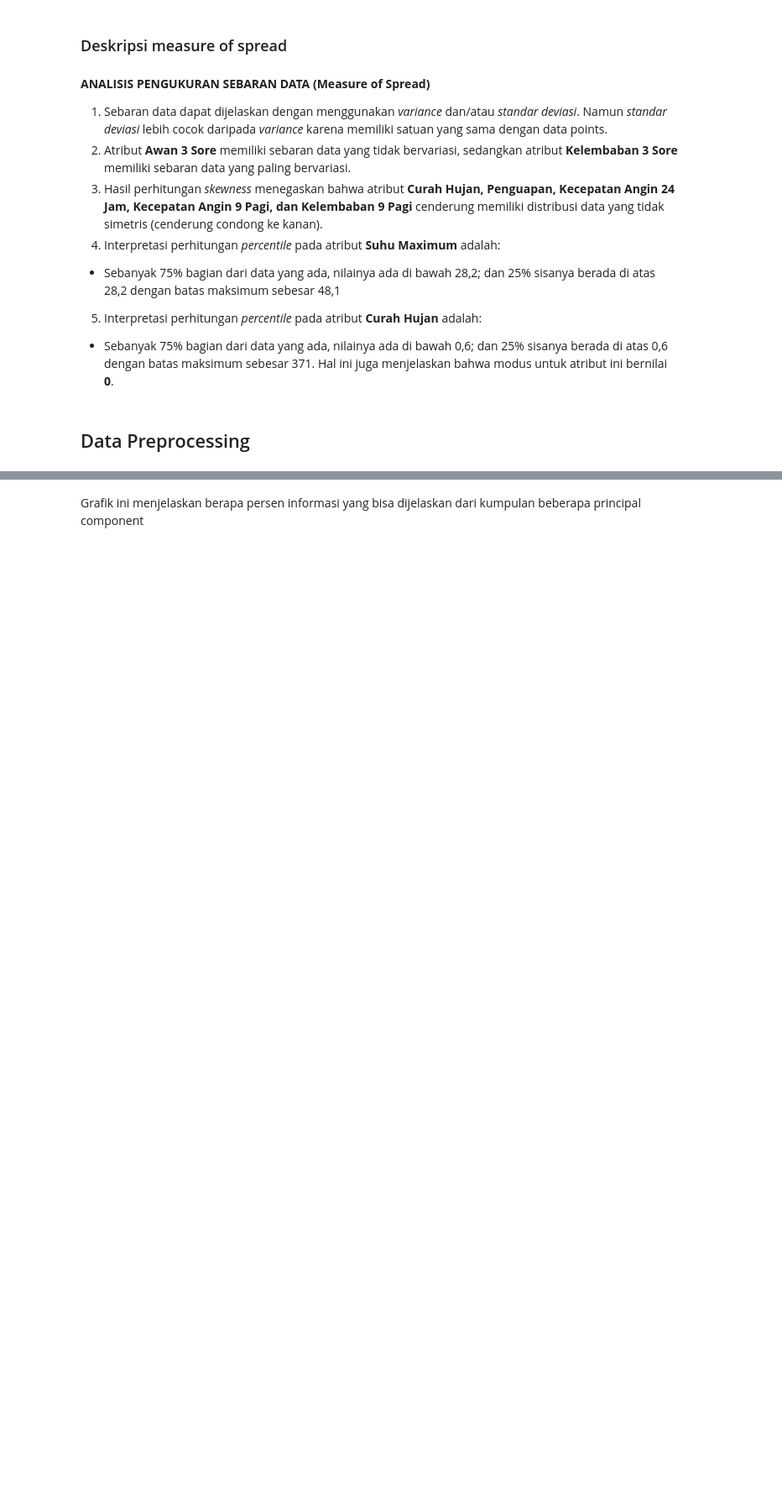
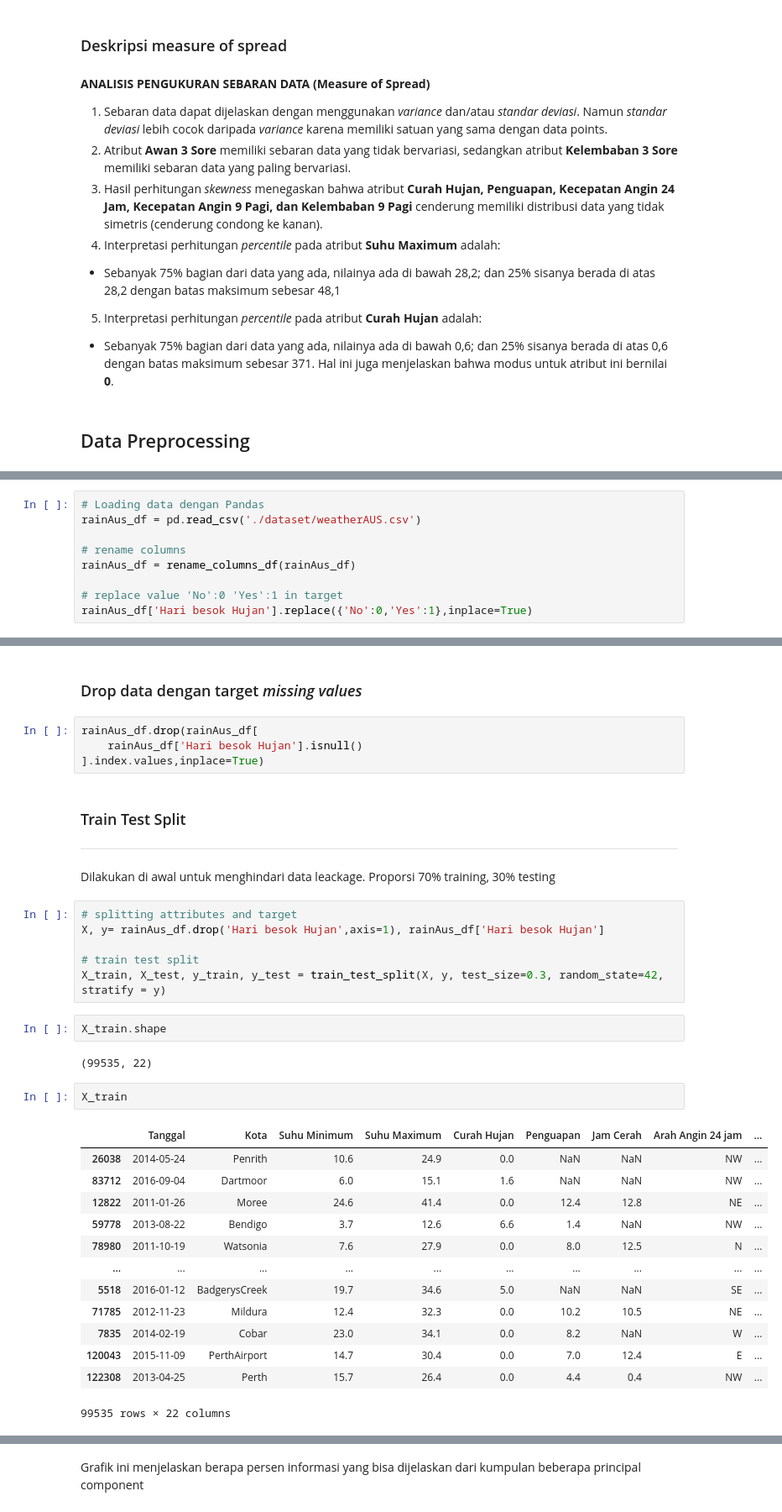
Before and after one commit to satriabimantara/hacktiv8-data-science-final-project, a Jupyter notebook: PYTN_KampusMerdeka_fp2_I MADE SATRIA BIMANTARA_NAUFAL REZKY ANANDA.ipynb, the cells around one changed output, grey strips where cells are left out. Shown: that part at 84% size. Cells and saved outputs as stored; diff of their text form; blank space fills up the shorter version.

```diff
--- a/PYTN_KampusMerdeka_fp2_I MADE SATRIA BIMANTARA_NAUFAL REZKY ANANDA.ipynb
+++ b/PYTN_KampusMerdeka_fp2_I MADE SATRIA BIMANTARA_NAUFAL REZKY ANANDA.ipynb
@@ -1082,0 +983,9 @@ X_test = minmax_scaler.transform(X_test)
+# %%
+# Loading data dengan Pandas
+rainAus_df = pd.read_csv('./dataset/weatherAUS.csv')
+
+# rename columns
+rainAus_df = rename_columns_df(rainAus_df)
+
+# replace value 'No':0 'Yes':1 in target
+rainAus_df['Hari besok Hujan'].replace({'No':0,'Yes':1},inplace=True)
@@ -1082,0 +1002,36 @@ X_test = minmax_scaler.transform(X_test)
+# %% [markdown]
+### Drop data dengan target *missing values*
+# %%
+rainAus_df.drop(rainAus_df[
+    rainAus_df['Hari besok Hujan'].isnull()
+].index.values,inplace=True)
+# %% [markdown]
+### Train Test Split
+***
+Dilakukan di awal untuk menghindari data leackage. Proporsi 70% training, 30% testing
+# %%
+# splitting attributes and target
+X, y= rainAus_df.drop('Hari besok Hujan',axis=1), rainAus_df['Hari besok Hujan']
+
+# train test split
+X_train, X_test, y_train, y_test = train_test_split(X, y, test_size=0.3, random_state=42, stratify = y)
+# %%
+X_train.shape
+# %% [output]
+(99535, 22)
+# %%
+X_train
+# %% [output]
+|  | Tanggal | Kota | Suhu Minimum | Suhu Maximum | Curah Hujan | Penguapan | Jam Cerah | Arah Angin 24 jam | ... |
+| 26038 | 2014-05-24 | Penrith | 10.6 | 24.9 | 0.0 | NaN | NaN | NW | ... |
+| 83712 | 2016-09-04 | Dartmoor | 6.0 | 15.1 | 1.6 | NaN | NaN | NW | ... |
+| 12822 | 2011-01-26 | Moree | 24.6 | 41.4 | 0.0 | 12.4 | 12.8 | NE | ... |
+| 59778 | 2013-08-22 | Bendigo | 3.7 | 12.6 | 6.6 | 1.4 | NaN | NW | ... |
+| 78980 | 2011-10-19 | Watsonia | 7.6 | 27.9 | 0.0 | 8.0 | 12.5 | N | ... |
+| ... | ... | ... | ... | ... | ... | ... | ... | ... | ... |
+| 5518 | 2016-01-12 | BadgerysCreek | 19.7 | 34.6 | 5.0 | NaN | NaN | SE | ... |
+| 71785 | 2012-11-23 | Mildura | 12.4 | 32.3 | 0.0 | 10.2 | 10.5 | NE | ... |
+| 7835 | 2014-02-19 | Cobar | 23.0 | 34.1 | 0.0 | 8.2 | NaN | W | ... |
+| 120043 | 2015-11-09 | PerthAirport | 14.7 | 30.4 | 0.0 | 7.0 | 12.4 | E | ... |
+| 122308 | 2013-04-25 | Perth | 15.7 | 26.4 | 0.0 | 4.4 | 0.4 | NW | ... |
+99535 rows × 22 columns
```
Also changed, not shown: parts of 126 cells of this notebook.
